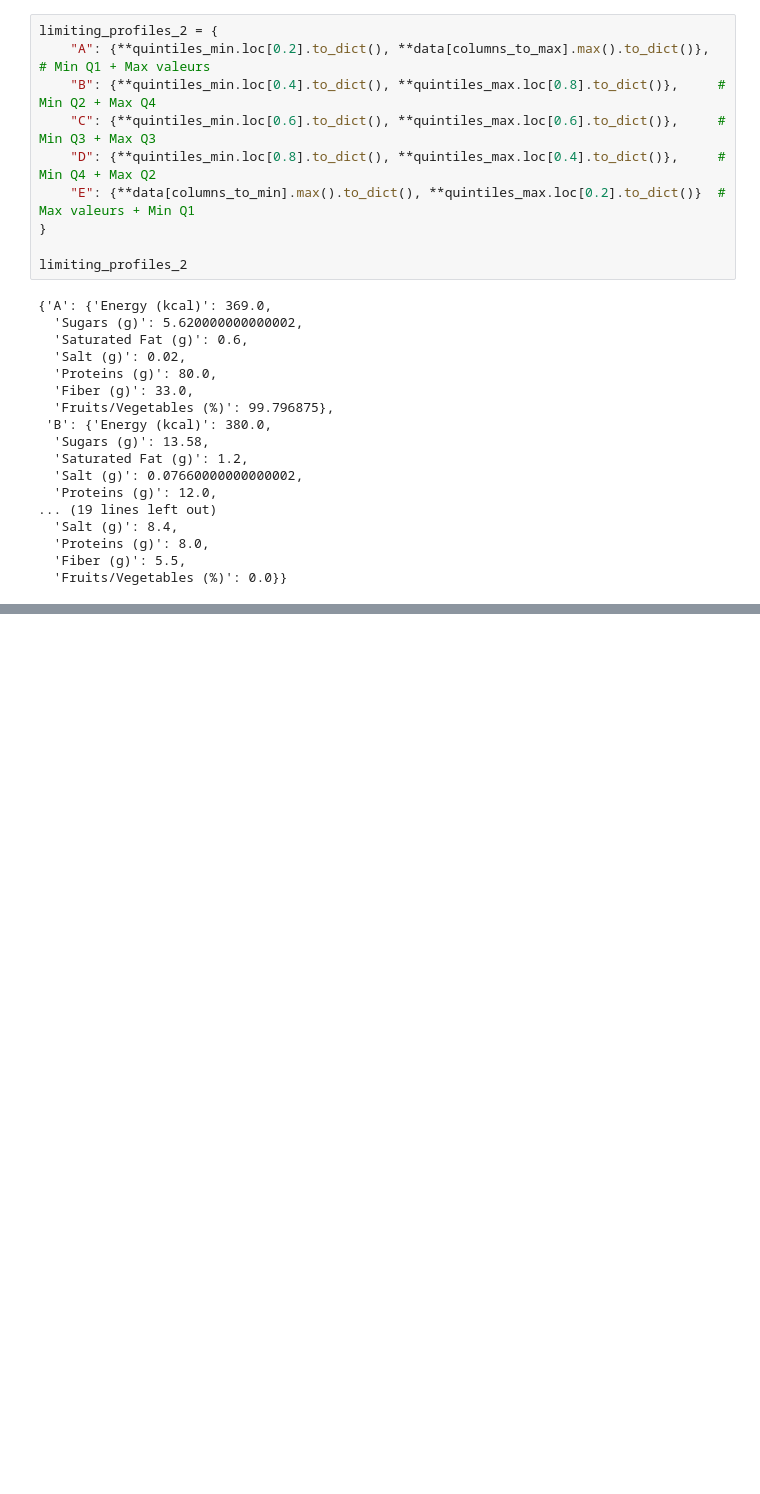
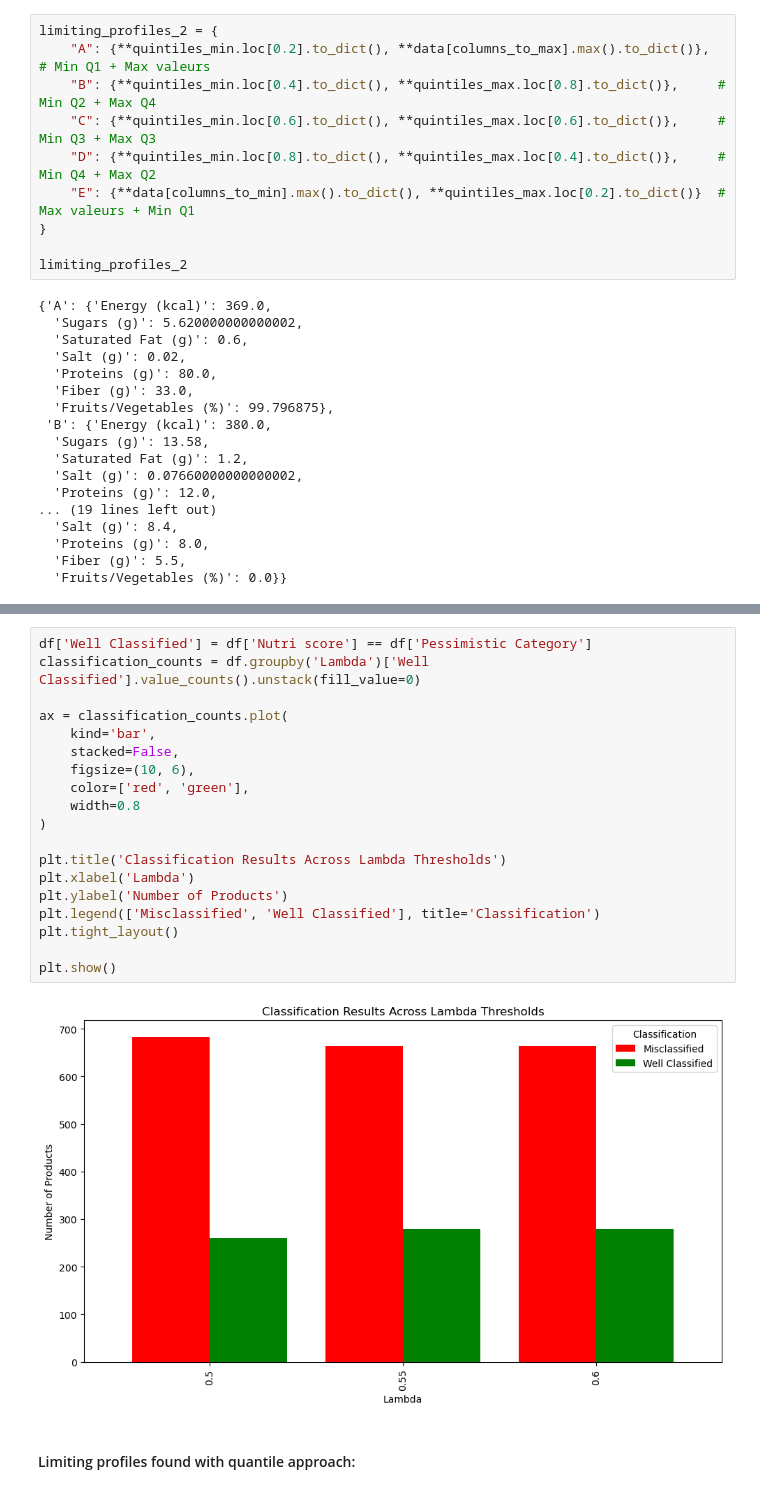
Before and after one commit to isakovaad/BDMA-projects, a Jupyter notebook: CS/DM/Pessimistic_version.ipynb, the cells around one changed output, grey strips where cells are left out. Saved outputs shown, nothing was run; the diff lists cells and outputs as text; blank space fills up the shorter version.

```diff
--- a/CS/DM/Pessimistic_version.ipynb
+++ b/CS/DM/Pessimistic_version.ipynb
@@ -204,3 +368,26 @@ plt.show()
+# %%
+df['Well Classified'] = df['Nutri score'] == df['Pessimistic Category']
+classification_counts = df.groupby('Lambda')['Well Classified'].value_counts().unstack(fill_value=0)
+
+ax = classification_counts.plot(
+    kind='bar',
+    stacked=False,
+    figsize=(10, 6),
+    color=['red', 'green'],
+    width=0.8
+)
+
+plt.title('Classification Results Across Lambda Thresholds')
+plt.xlabel('Lambda')
+plt.ylabel('Number of Products')
+plt.legend(['Misclassified', 'Well Classified'], title='Classification')
+plt.tight_layout()
+
+plt.show()
+# %% [output]
+[figure, added]
+# %% [markdown]
+#### Limiting profiles found with quantile approach:
 # %%
 subset = df_2[df_2["Lambda"] == lambda_to_analyze]
 y_true = subset["Nutri score"]
```
Also changed, not shown: parts of 34 cells of this notebook, 2 other files.
